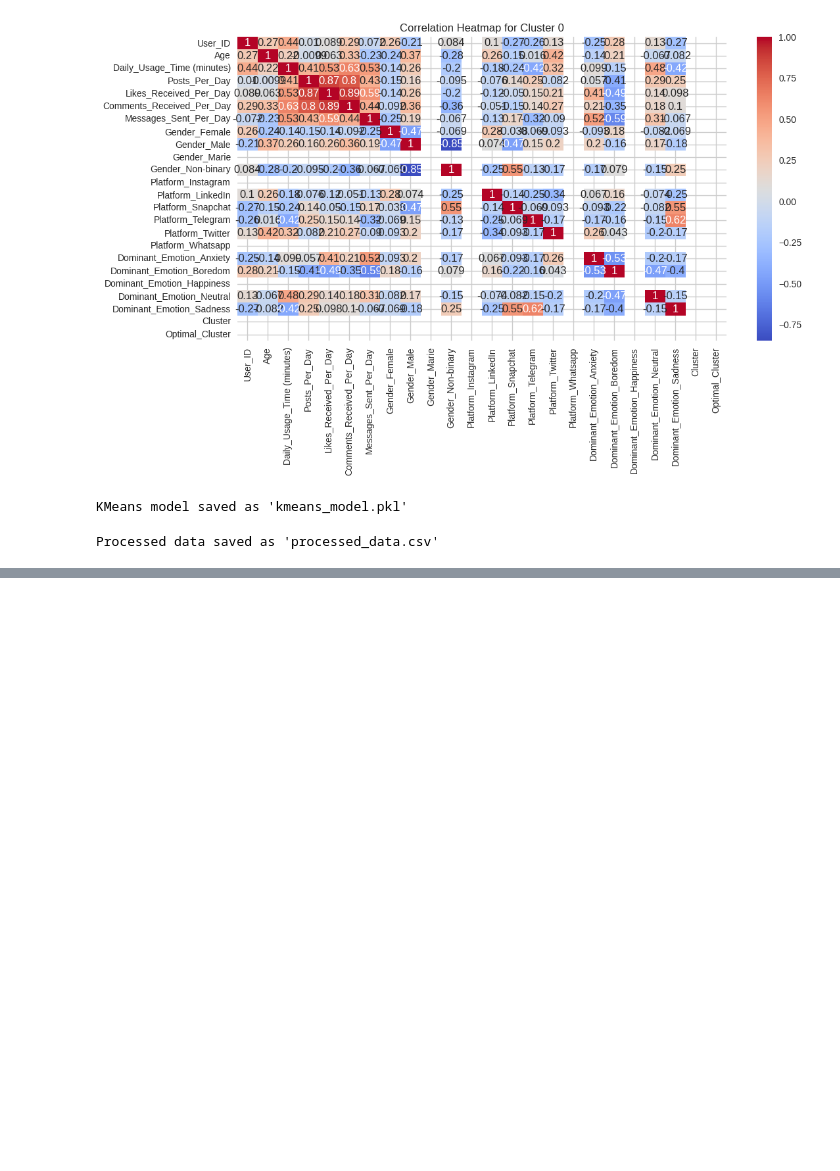
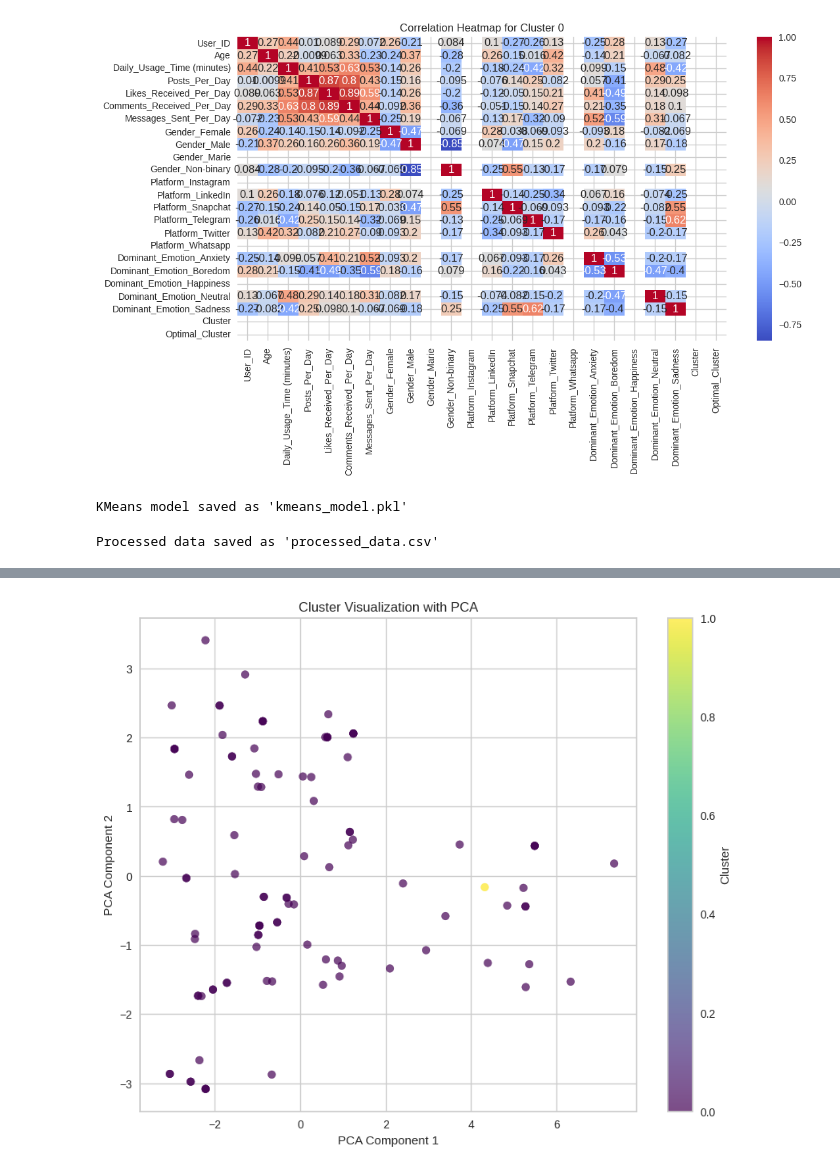
Before and after one commit to Anky597/clusermodel, a Jupyter notebook: Clustermodel.ipynb, the cells around one changed output, grey strips where cells are left out. Drawn from its saved outputs; the diff is of its cells as text; code cells hidden in the pictures; blank space fills up the shorter version.

```diff
--- a/Clustermodel.ipynb
+++ b/Clustermodel.ipynb
@@ -707,0 +1048,49 @@ Processed data saved as 'processed_data.csv'
+# %%
+import pandas as pd
+import matplotlib.pyplot as plt
+from sklearn.decomposition import PCA
+from sklearn.preprocessing import StandardScaler
+from sklearn.cluster import MeanShift
+
+# Load your dataset
+df = pd.read_csv('/content/processed_data.csv')  # Replace with your actual file path
+
+# Select relevant columns for clustering
+features = df[['Age', 'Daily_Usage_Time (minutes)', 'Posts_Per_Day',
+               'Likes_Received_Per_Day', 'Comments_Received_Per_Day',
+               'Messages_Sent_Per_Day', 'Gender_Female', 'Gender_Male',
+               'Gender_Marie', 'Gender_Non-binary', 'Platform_Instagram',
+               'Platform_LinkedIn', 'Platform_Snapchat', 'Platform_Telegram',
+               'Platform_Twitter', 'Platform_Whatsapp', 'Dominant_Emotion_Anxiety',
+               'Dominant_Emotion_Boredom', 'Dominant_Emotion_Happiness',
+               'Dominant_Emotion_Neutral', 'Dominant_Emotion_Sadness']]
+
+# Standardize the features
+scaler = StandardScaler()
+features_scaled = scaler.fit_transform(features)
+
+# Apply Mean Shift
+mean_shift = MeanShift()
+mean_shift.fit(features_scaled)
+
+# Add cluster labels to DataFrame
+df['Cluster'] = mean_shift.labels_
+
+# Dimensionality reduction with PCA
+pca = PCA(n_components=2)
+features_pca = pca.fit_transform(features_scaled)
+
+# Create a DataFrame for PCA components
+pca_df = pd.DataFrame(data=features_pca, columns=['PCA1', 'PCA2'])
+pca_df['Cluster'] = df['Cluster']
+
+# Plot the clusters
+plt.figure(figsize=(10, 8))
+scatter = plt.scatter(pca_df['PCA1'], pca_df['PCA2'], c=pca_df['Cluster'], cmap='viridis', alpha=0.7)
+plt.colorbar(scatter, label='Cluster')
+plt.title('Cluster Visualization with PCA')
+plt.xlabel('PCA Component 1')
+plt.ylabel('PCA Component 2')
+plt.show()
+# %% [output]
+[figure, added]
```
Also changed, not shown: parts of 21 cells of this notebook.
